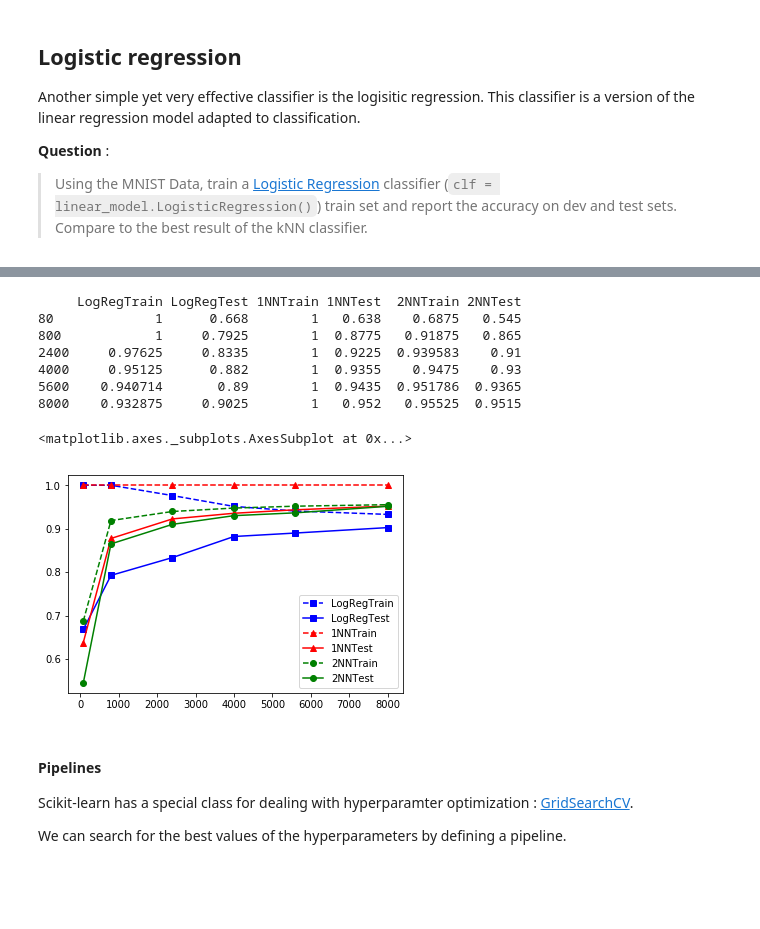
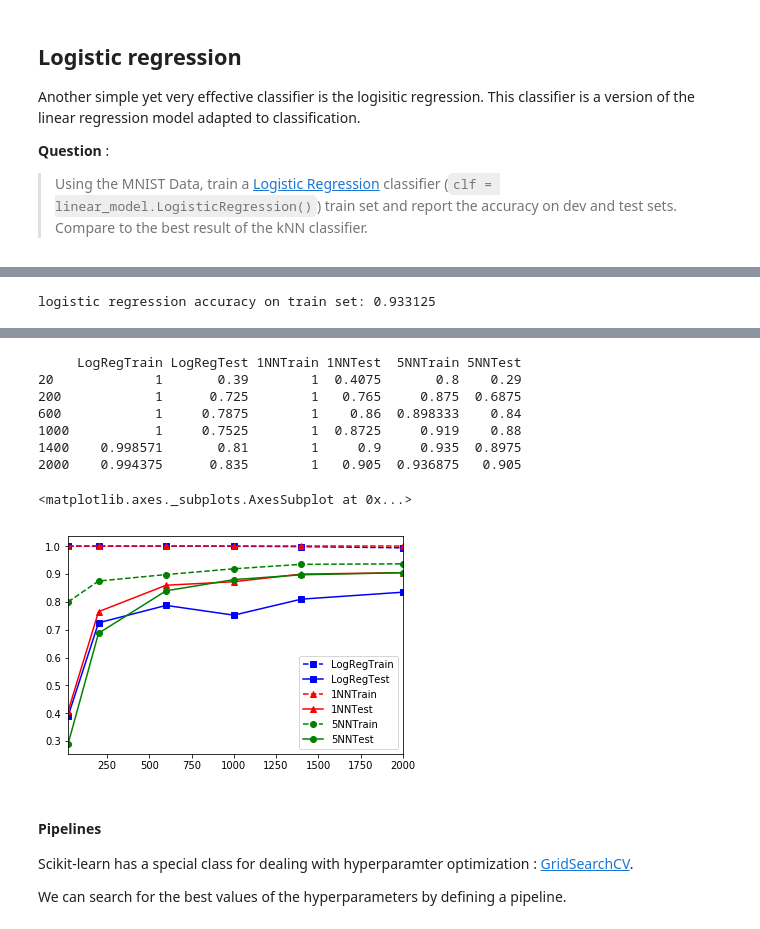
Before and after one commit to kermorvant/ml, a Jupyter notebook: notebooks/MNIST_all_stars.ipynb, the cells around one changed output, grey strips where cells are left out. Saved outputs shown, nothing was run; the diff lists cells and outputs as text; code cells hidden in the pictures; blank space fills up the shorter version.

```diff
--- a/notebooks/MNIST_all_stars.ipynb
+++ b/notebooks/MNIST_all_stars.ipynb
@@ -208,3 +208,7 @@ logistic regression accuracy on test set: 0.891
+# %%
+print ("logistic regression accuracy on train set:",clf.score(X_train,y_train))
+# %% [output]
+logistic regression accuracy on train set: 0.933125
 # %% [markdown]
 The accuracy of the classifiers depends on the size of the training set : the more data, the better accuracy. Will study the impact of the size of the training set on kNN and Logisitic Regression.
 
@@ -230,56 +234,56 @@ You can use [pandas plot function](https://pandas.pydata.org/pandas-docs/stable/
 
 
 X_train, X_test, y_train, y_test = train_test_split(X, y, test_size=0.2)
-nb_train = X_train.shape[0]
+nb_train = 2000
 print (nb_train)
 SIZES = [int(nb_train*x/100.) for x in [1,10,30,50,70,100]]
-df_scores = pd.DataFrame(columns=['LogRegTrain','LogRegTest','1NNTrain','1NNTest','2NNTrain','2NNTest'],index=SIZES)
+df_scores = pd.DataFrame(columns=['LogRegTrain','LogRegTest','1NNTrain','1NNTest','5NNTrain','5NNTest'],index=SIZES)
 
 clf1 = linear_model.LogisticRegression()
 clf2 = neighbors.KNeighborsClassifier(1)
-clf3 = neighbors.KNeighborsClassifier(6)
+clf3 = neighbors.KNeighborsClassifier(5)
 
 
 for sub_size in SIZES:
 
     X_sub = X_train.iloc[:sub_size]
     # get the index of the selected samples dans extract the corresponding targets
     y_sub = y_train.iloc[:sub_size]
     # train the models
     clf1.fit(X_sub,y_sub)
     clf2.fit(X_sub,y_sub)
     clf3.fit(X_sub,y_sub)
 
     # compute accuracy on train set
     df_scores.at[sub_size,'LogRegTrain'] =  clf1.score(X_sub,y_sub)
     # compute accuracy on test set
     df_scores.at[sub_size,'LogRegTest'] =  clf1.score(X_test,y_test)
 
-    clf1.fit(X_sub,y_sub)
+
     # compute accuracy on train set
     df_scores.at[sub_size,'1NNTrain'] =  clf2.score(X_sub,y_sub)
     # compute accuracy on test set
     df_scores.at[sub_size,'1NNTest'] =  clf2.score(X_test,y_test)
 
-    clf3.fit(X_sub,y_sub)
+
     # compute accuracy on train set
-    df_scores.at[sub_size,'2NNTrain'] =  clf3.score(X_sub,y_sub)
+    df_scores.at[sub_size,'5NNTrain'] =  clf3.score(X_sub,y_sub)
     # compute accuracy on test set
-    df_scores.at[sub_size,'2NNTest'] =  clf3.score(X_test,y_test)
+    df_scores.at[sub_size,'5NNTest'] =  clf3.score(X_test,y_test)
     clear_output(wait=True)
     print(df_scores)
 styles1 = ['bs--','bs-','r^--','r^-','go--','go-']
 df_scores.plot(style=styles1)
 # %% [output]
-     LogRegTrain LogRegTest 1NNTrain 1NNTest  2NNTrain 2NNTest
-80             1      0.668        1   0.638    0.6875   0.545
-800            1     0.7925        1  0.8775   0.91875   0.865
-2400     0.97625     0.8335        1  0.9225  0.939583    0.91
-4000     0.95125      0.882        1  0.9355    0.9475    0.93
-5600    0.940714       0.89        1  0.9435  0.951786  0.9365
-8000    0.932875     0.9025        1   0.952   0.95525  0.9515
+     LogRegTrain LogRegTest 1NNTrain 1NNTest  5NNTrain 5NNTest
+20             1       0.39        1  0.4075       0.8    0.29
+200            1      0.725        1   0.765     0.875  0.6875
+600            1     0.7875        1    0.86  0.898333    0.84
+1000           1     0.7525        1  0.8725     0.919    0.88
+1400    0.998571       0.81        1     0.9     0.935  0.8975
+2000    0.994375      0.835        1   0.905  0.936875   0.905
 <matplotlib.axes._subplots.AxesSubplot at 0x...>
-[figure, old version]
+[figure, new version]
 # %% [markdown]
 #### Pipelines
 
```
Also changed, not shown: parts of 4 cells of this notebook, 5 other files.
